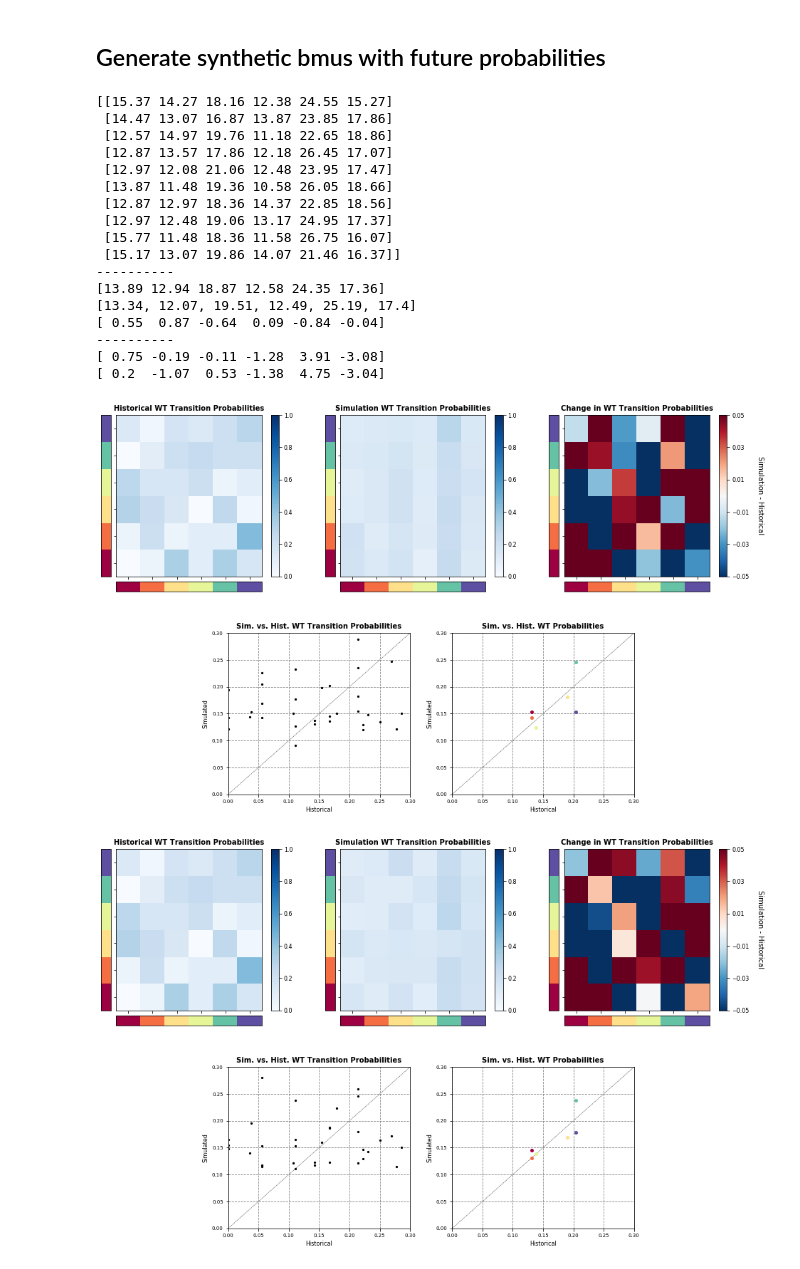
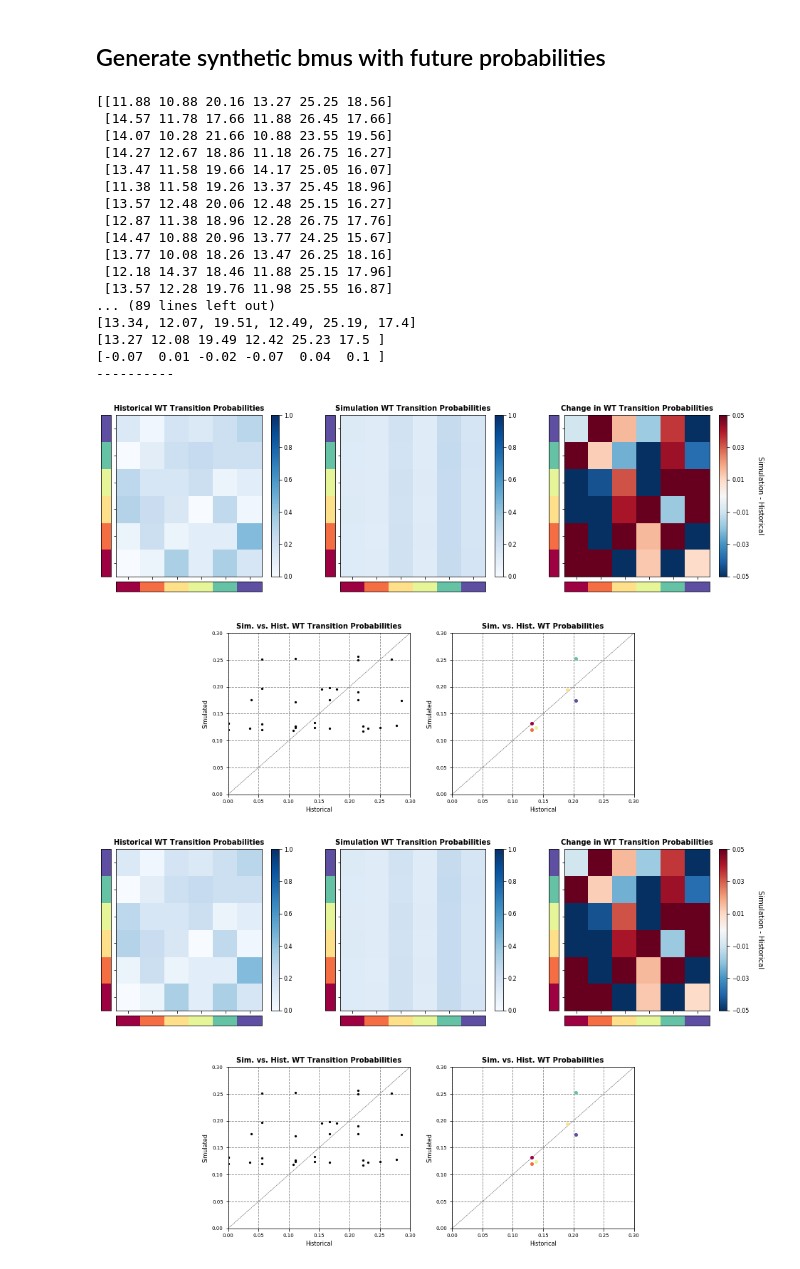
Before and after one commit to ripolln/teslakit, a Jupyter notebook: notebooks/ROI/03_ClimateChange/ENSO_CC/01_AWTs_Probability_Change.ipynb, the cells around one changed output. Drawn from its saved outputs; the diff is of its cells as text; code cells hidden in the pictures.

```diff
--- a/notebooks/ROI/03_ClimateChange/ENSO_CC/01_AWTs_Probability_Change.ipynb
+++ b/notebooks/ROI/03_ClimateChange/ENSO_CC/01_AWTs_Probability_Change.ipynb
@@ -85,7 +85,7 @@ WT_probs_new = [13.34, 12.07, 19.51, 12.49, 25.19, 17.40] # must sum 100%
 
 # Simulation
 num_PCs_rnd = 1000
-n_sims = 10
+n_sims = 100
 y1_sim = 1700
 y2_sim = 2700
 # %% [markdown]
@@ -143,37 +143,36 @@ for s in range(n_sims):
     WT_probs_sim[s,:] = ClusterProbabilities(bmus_sim[:,s], set_values)*100
 
 print(WT_probs_sim)
-print('----------')
 
 # Obtain mean values of AWT probs from all simulations
 WT_probs_sim_mean = np.mean(WT_probs_sim, axis=0)
-print(WT_probs_sim_mean)
 
 # Compare with expected values
 WT_probs_new = [i* 100 for i in WT_probs_new]
+
+print('----------')
 print(WT_probs_new)
+print(WT_probs_sim_mean)
 print(WT_probs_sim_mean - WT_probs_new)
 print('----------')
-print(WT_probs_sim_mean - WT_probs)
-print(WT_probs_new - WT_probs)
 # %% [output]
-[[15.37 14.27 18.16 12.38 24.55 15.27]
- [14.47 13.07 16.87 13.87 23.85 17.86]
- [12.57 14.97 19.76 11.18 22.65 18.86]
- [12.87 13.57 17.86 12.18 26.45 17.07]
- [12.97 12.08 21.06 12.48 23.95 17.47]
- [13.87 11.48 19.36 10.58 26.05 18.66]
- [12.87 12.97 18.36 14.37 22.85 18.56]
- [12.97 12.48 19.06 13.17 24.95 17.37]
- [15.77 11.48 18.36 11.58 26.75 16.07]
- [15.17 13.07 19.86 14.07 21.46 16.37]]
+[[11.88 10.88 20.16 13.27 25.25 18.56]
+ [14.57 11.78 17.66 11.88 26.45 17.66]
+ [14.07 10.28 21.66 10.88 23.55 19.56]
+ [14.27 12.67 18.86 11.18 26.75 16.27]
+ [13.47 11.58 19.66 14.17 25.05 16.07]
+ [11.38 11.58 19.26 13.37 25.45 18.96]
+ [13.57 12.48 20.06 12.48 25.15 16.27]
+ [12.87 11.38 18.96 12.28 26.75 17.76]
+ [14.47 10.88 20.96 13.77 24.25 15.67]
+ [13.77 10.08 18.26 13.47 26.25 18.16]
+ [12.18 14.37 18.46 11.88 25.15 17.96]
+ [13.57 12.28 19.76 11.98 25.55 16.87]
+... (89 lines left out)
+[13.34, 12.07, 19.51, 12.49, 25.19, 17.4]
+[13.27 12.08 19.49 12.42 25.23 17.5 ]
+[-0.07  0.01 -0.02 -0.07  0.04  0.1 ]
 ----------
-[13.89 12.94 18.87 12.58 24.35 17.36]
-[13.34, 12.07, 19.51, 12.49, 25.19, 17.4]
-[ 0.55  0.87 -0.64  0.09 -0.84 -0.04]
-----------
-[ 0.75 -0.19 -0.11 -1.28  3.91 -3.08]
-[ 0.2  -1.07  0.53 -1.38  4.75 -3.04]
 # %%
 # Save
 
@@ -191,12 +190,8 @@ SST_AWTs_sim = xr.Dataset(
 StoreBugXdset(SST_AWTs_sim, p_outputs + 'CC_SST_AWT_sim.nc')
 # %%
 
-for s in SST_AWTs_sim.n_sim[:3]:
-
-    bmus_values_sim = SST_AWTs_sim.evbmus_sims.sel(n_sim=s).values
-
-    Plot_Compare_Transitions(num_clusters, bmus_hist, bmus_values_sim,
+Plot_Compare_Transitions(num_clusters, bmus_hist, SST_AWTs_sim.evbmus_sims,
                                  sttl=None, show=True)
 # %% [output]
-[figure, old version]
+[figure, new version]
-[figure, old version]
+[figure, new version]
```
Also changed, not shown: parts of 2 cells of this notebook.
